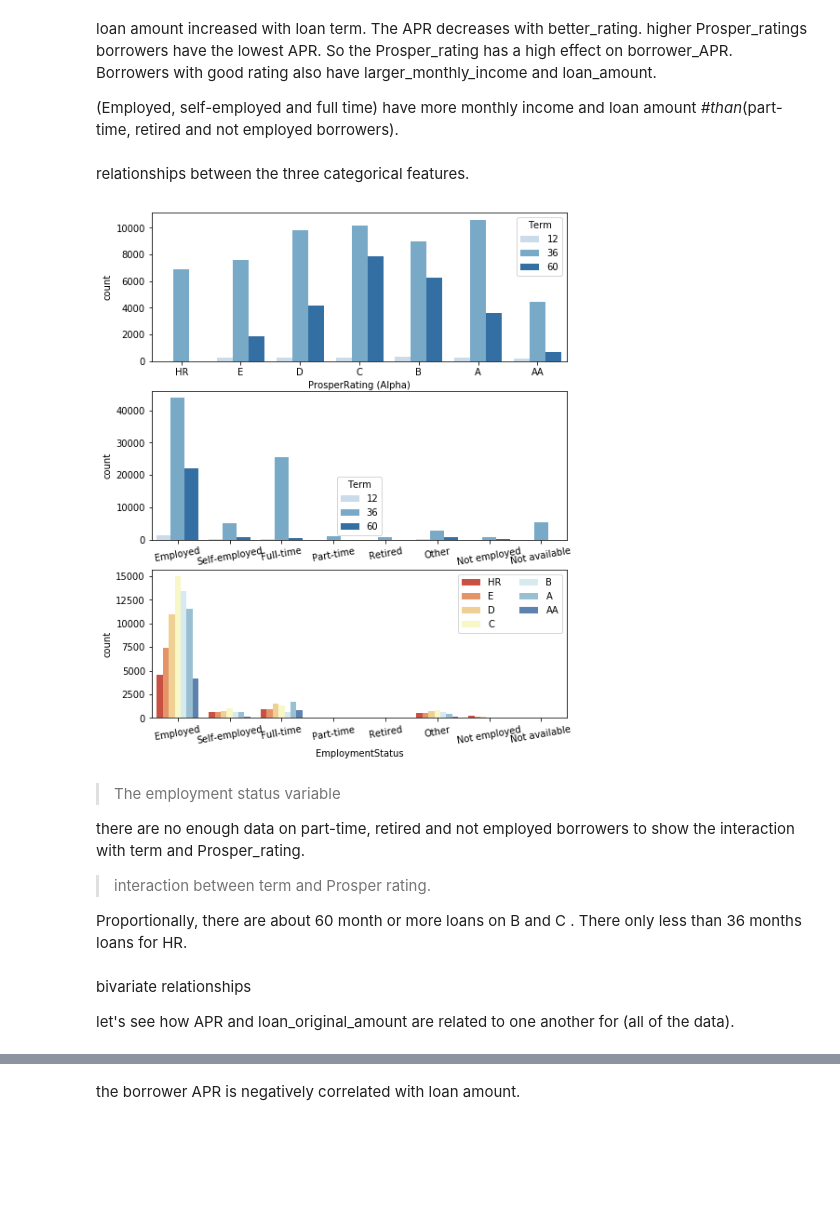
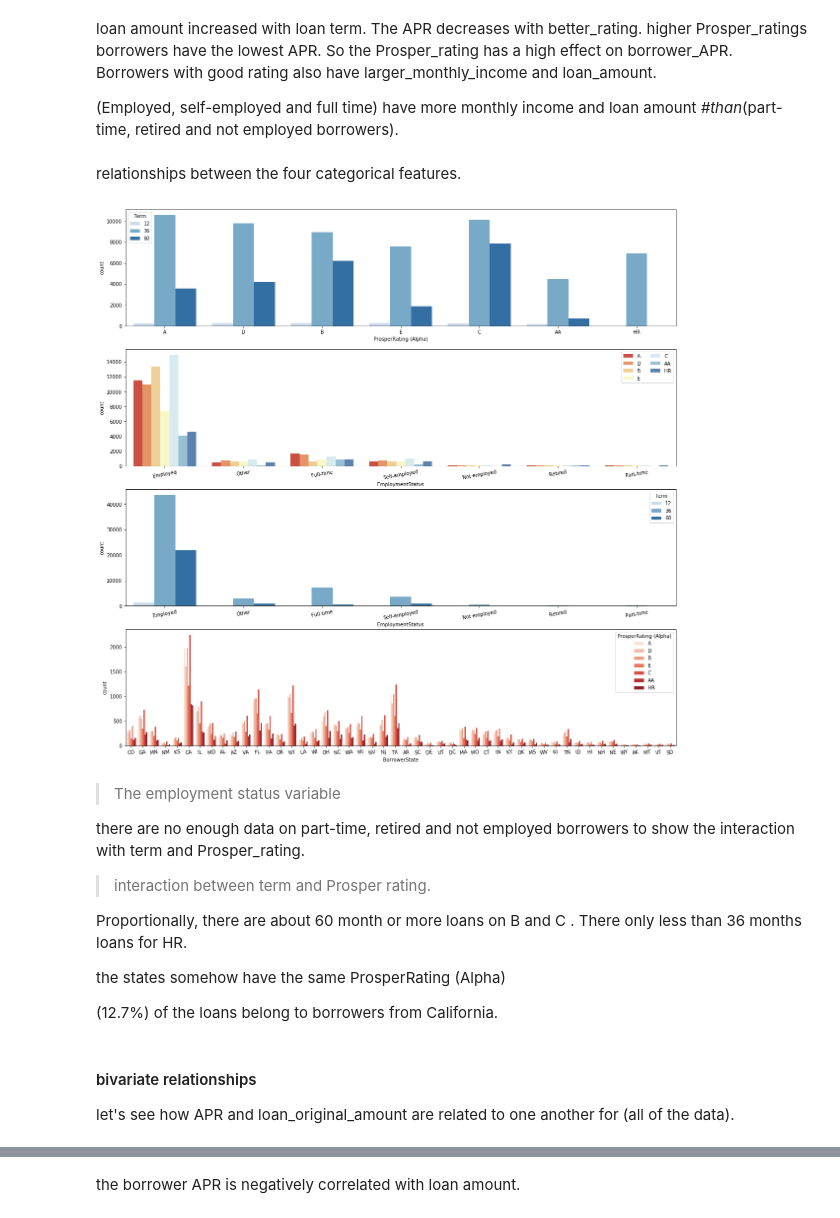
Before and after one commit to sayedmohamedscu/loan_udacity_advanced_Data_analysis, a Jupyter notebook: exploration.ipynb, the cells around one changed output, grey strips where cells are left out. Cells and saved outputs as stored; diff of their text form; code cells hidden in the pictures; blank space fills up the shorter version.

```diff
--- a/exploration.ipynb
+++ b/exploration.ipynb
@@ -95,6 +106,7 @@ memory usage: 5.2+ MB
 # %%
-# Remove  missing borrower APR information
+# Remove missing borrower APR information and BorrowerState
 sub_df = sub_df[~sub_df.BorrowerAPR.isna()]
+sub_df = sub_df[~sub_df.BorrowerState.isna()]
 # %%
 sub_df.shape
 # %% [output]
@@ -110,0 +123,4 @@ sub_df.head()
+# %%
+#removing the NAN values of the ProsperRating
+sub_df=sub_df.dropna(subset=['ProsperRating (Alpha)'])
+sub_df.shape
@@ -217,6 +239,7 @@ sub_df[sub_df['StatedMonthlyIncome']>1e5]
 I think we should remove them (outlier )
 # %%
 # loans with stated monthly income greater than 30k are removed
-sub_df = sub_df[sub_df.StatedMonthlyIncome<=30000]
+#cleaning
+sub_df = sub_df[sub_df.StatedMonthlyIncome<=25000]
 # %%
 #double check
@@ -227,14 +250,3 @@ sub_df = sub_df[sub_df.StatedMonthlyIncome<=30000]
 distributions of term, Prosper rating and employment status
 
 I found some help
-# %%
-# Convert ProsperRating and Employment status into categorical types
-rate_order = ['HR','E','D','C','B','A','AA']
-ordered_var = pd.api.types.CategoricalDtype(ordered = True,
-                                    categories = rate_order)
-sub_df['ProsperRating (Alpha)'] = sub_df['ProsperRating (Alpha)'].astype(ordered_var)
-
-emp_order = ['Employed','Self-employed','Full-time','Part-time','Retired','Other','Not employed', 'Not available']
-ordered_var = pd.api.types.CategoricalDtype(ordered = True,
-                                    categories = emp_order)
-sub_df['EmploymentStatus'] = sub_df['EmploymentStatus'].astype(ordered_var)
@@ -304,29 +332,32 @@ loan amount increased with loan term. The APR decreases with  better_rating. hig
 
 (Employed, self-employed and full time) have more monthly income and loan amount _#than_(part-time, retired and not employed borrowers).
 # %% [markdown]
-relationships between the three categorical features.
+relationships between the four categorical features.
 # %%
-plt.figure(figsize = [8, 10])
+plt.figure(figsize = [20, 20])
 
 # Prospe_rating vs term
-plt.subplot(3, 1, 1)
-
+plt.subplot(4, 1, 1)
 sb.countplot(data = sub_df, x = 'ProsperRating (Alpha)', hue = 'Term', palette = 'Blues')
 
+
+
+# Prosper-rating vs employment_status
+ax = plt.subplot(4, 1, 2)
+sb.countplot(data = sub_df, x = 'EmploymentStatus', hue = 'ProsperRating (Alpha)', palette = 'RdYlBu')
+ax.legend(loc = 1, ncol = 2); # re-arrange legend to remove overlapping
+plt.xticks(rotation=10);
+
 # employment_status vs term
-ax = plt.subplot(3, 1, 2)
-
+ax = plt.subplot(4, 1, 3)
 sb.countplot(data = sub_df, x = 'EmploymentStatus', hue = 'Term', palette = 'Blues')
 plt.xticks(rotation=10)
 
-# Prosper-rating vs employment_status
-ax = plt.subplot(3, 1, 3)
-
-sb.countplot(data = sub_df, x = 'EmploymentStatus', hue = 'ProsperRating (Alpha)', palette = 'RdYlBu')
-ax.legend(loc = 1, ncol = 2); # re-arrange legend to remove overlapping
+plt.subplot(4, 1, 4)
+sb.countplot(data = sub_df, x = 'BorrowerState', hue = 'ProsperRating (Alpha)', palette = 'Reds')
 plt.xticks(rotation=10);
 # %% [output]
-[figure, old version]
+[figure, new version]
 # %% [markdown]
 >The employment status variable
 
@@ -335,8 +366,12 @@ there are no enough data on part-time, retired and not employed borrowers to sho
 >interaction between term and Prosper rating.
 
 Proportionally, there are about 60 month or more loans on B and C . There only less than 36 months loans for HR.
+
+the states somehow have the same ProsperRating (Alpha)
+
+(12.7%) of the loans belong to borrowers from California.
 # %% [markdown]
-bivariate relationships
+#### bivariate relationships
 
 let's see how APR and loan_original_amount are related to one another for (all of the data).
 # %%
```
Also changed, not shown: parts of 47 cells of this notebook, 9 other files.
